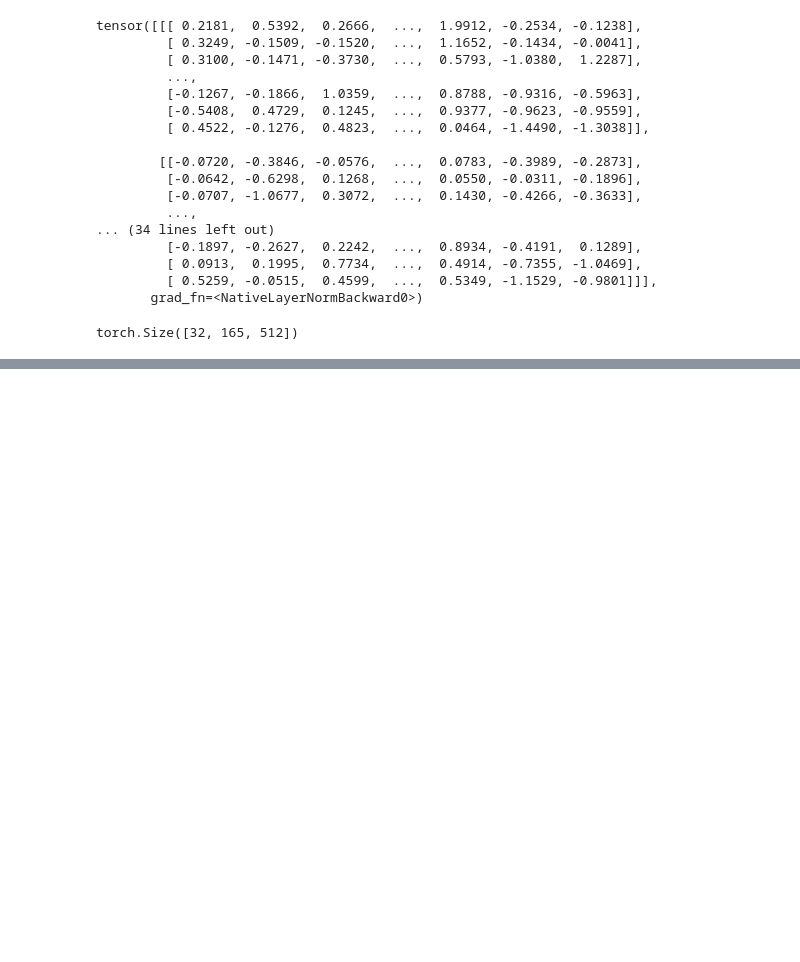
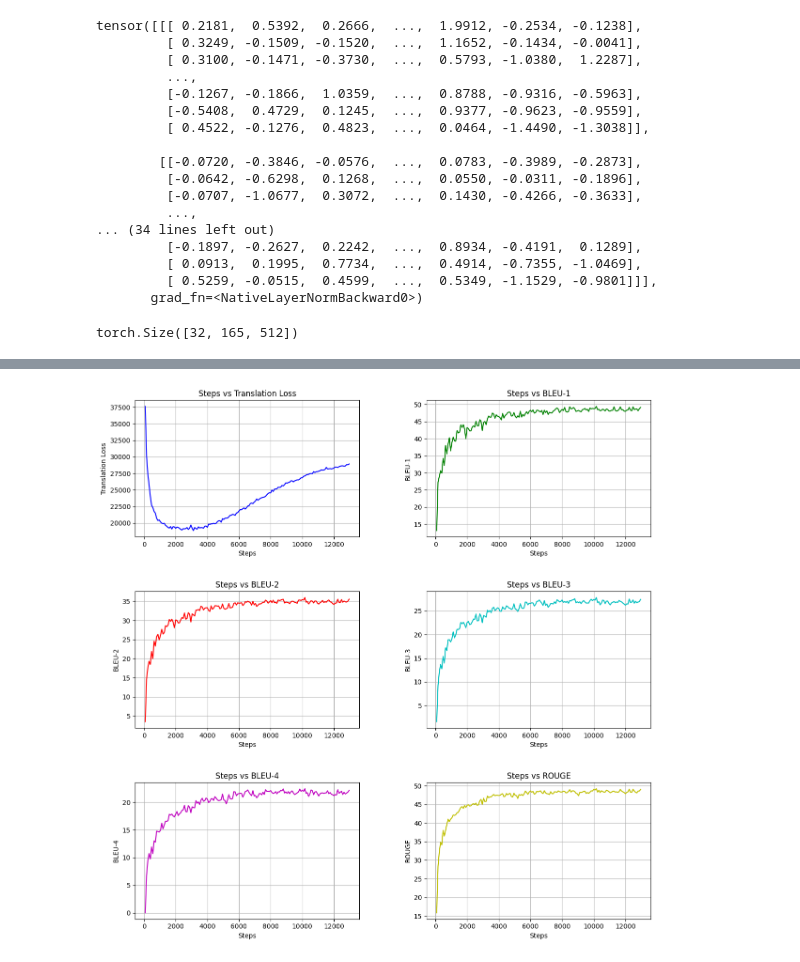
Before and after one commit to chamodAchintha/Signify, a Jupyter notebook: Stochastic-Transformer-Networks/classifier.ipynb, the cells around one changed output, grey strips where cells are left out. Saved outputs shown, nothing was run; the diff lists cells and outputs as text; code cells hidden in the pictures; blank space fills up the shorter version.

Commit message:
fix classifier validation

```diff
--- a/Stochastic-Transformer-Networks/classifier.ipynb
+++ b/Stochastic-Transformer-Networks/classifier.ipynb
@@ -207,0 +366,74 @@ torch.Size([32, 165, 512])
+# %%
+import matplotlib.pyplot as plt
+
+with open('D:/CS4203 - FYP/FYP tests/Stochastic-Transformer-Networks-with-Linear-Competing-Units-Application-to-end-to-end-SL-Translatio/validations.txt', "r") as f:
+    data = f.read()
+
+data = data.split('\n')[:-1]
+
+steps = [ int(line.replace('\t', ' ').split(' ')[1]) for line  in data]
+translation_loss = [float(line.replace('\t', ' ').split(' ')[7]) for line  in data]
+bleu1 = [float(line.replace('\t', ' ').split(' ')[24].replace(',', '')) for line  in data]
+bleu2 = [float(line.replace('\t', ' ').split(' ')[26].replace(',', '')) for line  in data]
+bleu3 = [float(line.replace('\t', ' ').split(' ')[28].replace(',', '')) for line  in data]
+bleu4 = [float(line.replace('\t', ' ').split(' ')[30].replace(')', '')) for line  in data]
+rouge = [float(line.replace('\t', ' ').split(' ')[34]) for line  in data]
+
+# print(steps)
+# print(translation_loss)
+# print(bleu1)
+# print(bleu2)
+# print(bleu3)
+# print(bleu4)
+# print(rouge)
+
+fig, ax = plt.subplots(3, 2, figsize=(12, 12))
+
+# Plot translation loss
+ax[0, 0].plot(steps, translation_loss, label='Translation Loss', color='b')
+ax[0, 0].set_xlabel('Steps')
+ax[0, 0].set_ylabel('Translation Loss')
+ax[0, 0].set_title('Steps vs Translation Loss')
+ax[0, 0].grid(True)
+
+# Plot BLEU-1
+ax[0, 1].plot(steps, bleu1, label='BLEU-1', color='g')
+ax[0, 1].set_xlabel('Steps')
+ax[0, 1].set_ylabel('BLEU-1')
+ax[0, 1].set_title('Steps vs BLEU-1')
+ax[0, 1].grid(True)
+
+# Plot BLEU-2
+ax[1, 0].plot(steps, bleu2, label='BLEU-2', color='r')
+ax[1, 0].set_xlabel('Steps')
+ax[1, 0].set_ylabel('BLEU-2')
+ax[1, 0].set_title('Steps vs BLEU-2')
+ax[1, 0].grid(True)
+
+# Plot BLEU-3
+ax[1, 1].plot(steps, bleu3, label='BLEU-3', color='c')
+ax[1, 1].set_xlabel('Steps')
+ax[1, 1].set_ylabel('BLEU-3')
+ax[1, 1].set_title('Steps vs BLEU-3')
+ax[1, 1].grid(True)
+
+# Plot BLEU-4
+ax[2, 0].plot(steps, bleu4, label='BLEU-4', color='m')
+ax[2, 0].set_xlabel('Steps')
+ax[2, 0].set_ylabel('BLEU-4')
+ax[2, 0].set_title('Steps vs BLEU-4')
+ax[2, 0].grid(True)
+
+# Plot ROUGE
+ax[2, 1].plot(steps, rouge, label='ROUGE', color='y')
+ax[2, 1].set_xlabel('Steps')
+ax[2, 1].set_ylabel('ROUGE')
+ax[2, 1].set_title('Steps vs ROUGE')
+ax[2, 1].grid(True)
+
+# Adjust layout
+plt.tight_layout()
+plt.subplots_adjust(hspace=0.4, wspace=0.3)
+plt.show()
+# %% [output]
+[figure, added]
```
Also changed, not shown: parts of 38 cells of this notebook, 9 other files.
